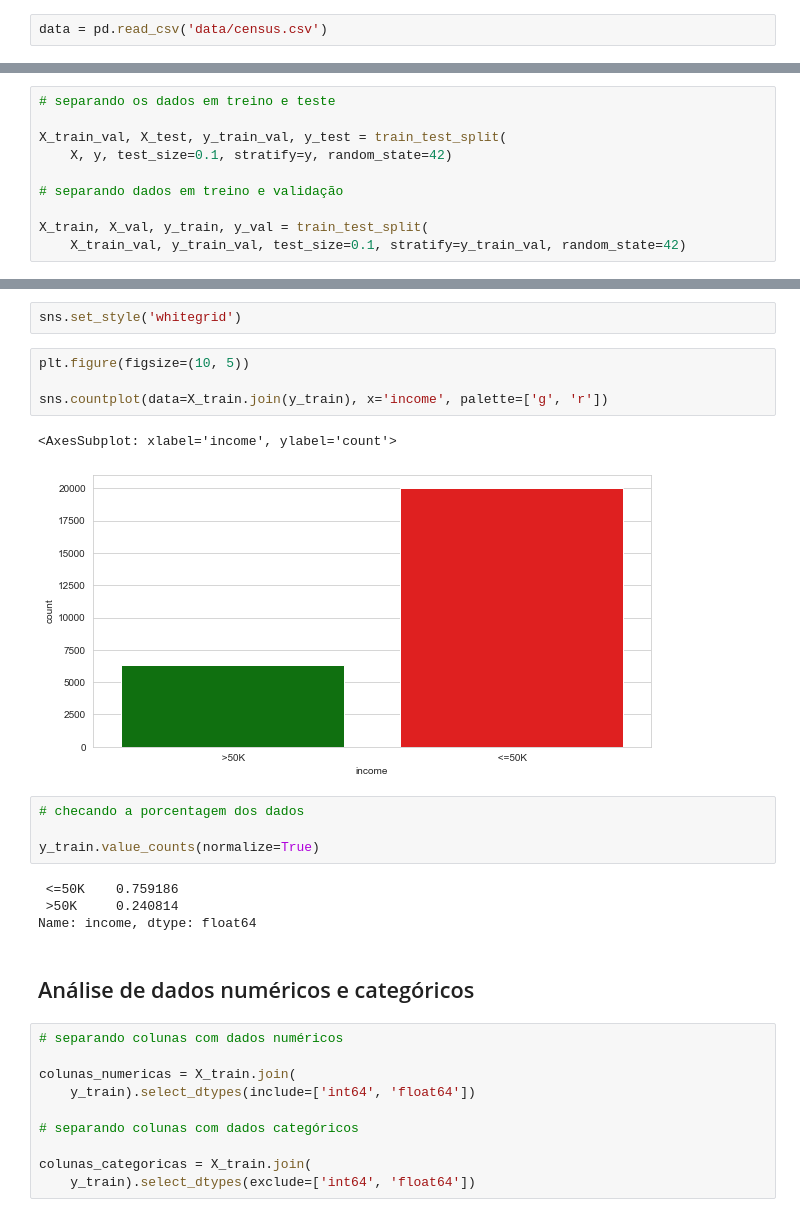
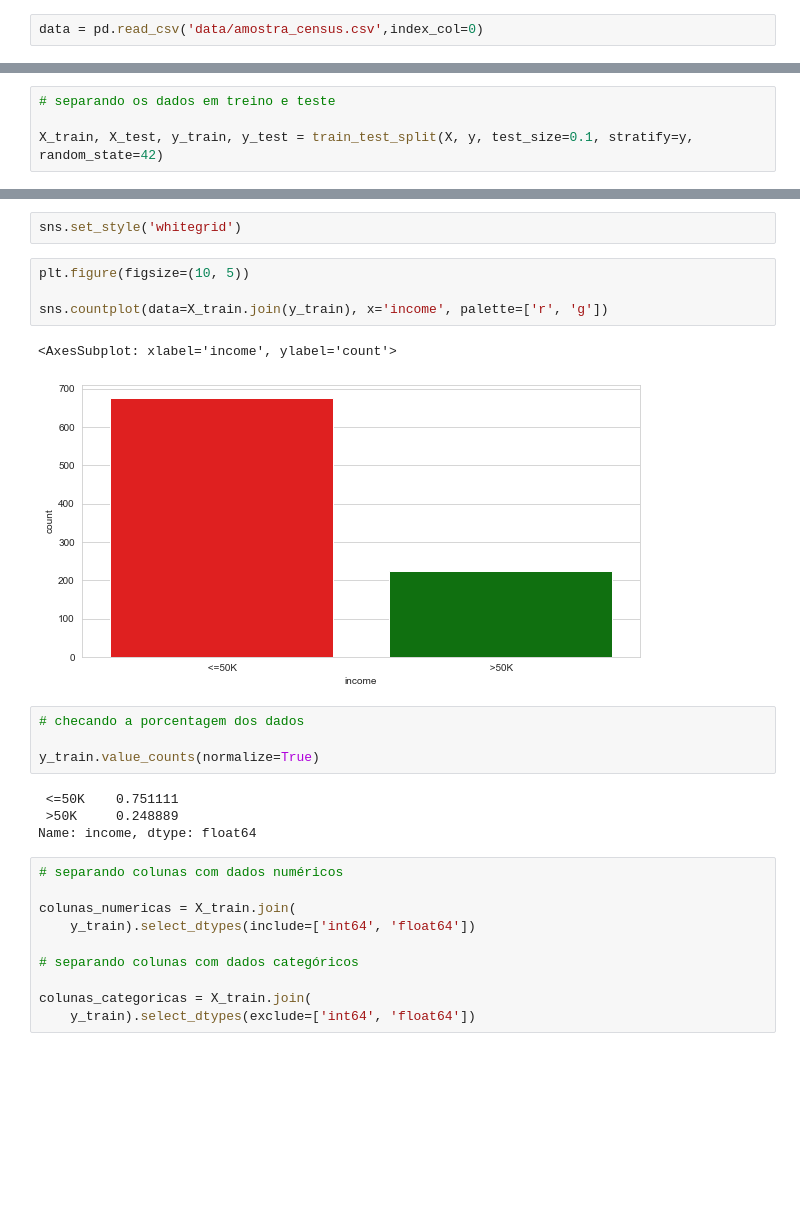
Before and after one commit to deborabmfreitas/medium-posts, a Jupyter notebook: projeto-classificacao-de-renda.ipynb, the cells around one changed output, grey strips where cells are left out. Cells and saved outputs as stored; diff of their text form; blank space fills up the shorter version.

```diff
--- a/projeto-classificacao-de-renda.ipynb
+++ b/projeto-classificacao-de-renda.ipynb
@@ -4,7 +4,7 @@
 import pandas as pd
 import numpy as np
 # %%
-data = pd.read_csv('data/census.csv')
+data = pd.read_csv('data/amostra_census.csv',index_col=0)
 # %%
 data
 # %% [output]
@@ -35,13 +35,7 @@ y = df['income']
 # %%
 # separando os dados em treino e teste
 
-X_train_val, X_test, y_train_val, y_test = train_test_split(
-    X, y, test_size=0.1, stratify=y, random_state=42)
-
-# separando dados em treino e validação
-
-X_train, X_val, y_train, y_val = train_test_split(
-    X_train_val, y_train_val, test_size=0.1, stratify=y_train_val, random_state=42)
+X_train, X_test, y_train, y_test = train_test_split(X, y, test_size=0.1, stratify=y, random_state=42)
 # %%
 # instâncias por split
 
@@ -103,20 +114,18 @@ sns.set_style('whitegrid')
 # %%
 plt.figure(figsize=(10, 5))
 
-sns.countplot(data=X_train.join(y_train), x='income', palette=['g', 'r'])
+sns.countplot(data=X_train.join(y_train), x='income', palette=['r', 'g'])
 # %% [output]
 <AxesSubplot: xlabel='income', ylabel='count'>
-[figure, old version]
+[figure, new version]
 # %%
 # checando a porcentagem dos dados
 
 y_train.value_counts(normalize=True)
 # %% [output]
- <=50K    0.759186
- >50K     0.240814
+ <=50K    0.751111
+ >50K     0.248889
 Name: income, dtype: float64
-# %% [markdown]
-## Análise de dados numéricos e categóricos
 # %%
 # separando colunas com dados numéricos
 
```
Also changed, not shown: parts of 42 cells of this notebook.
